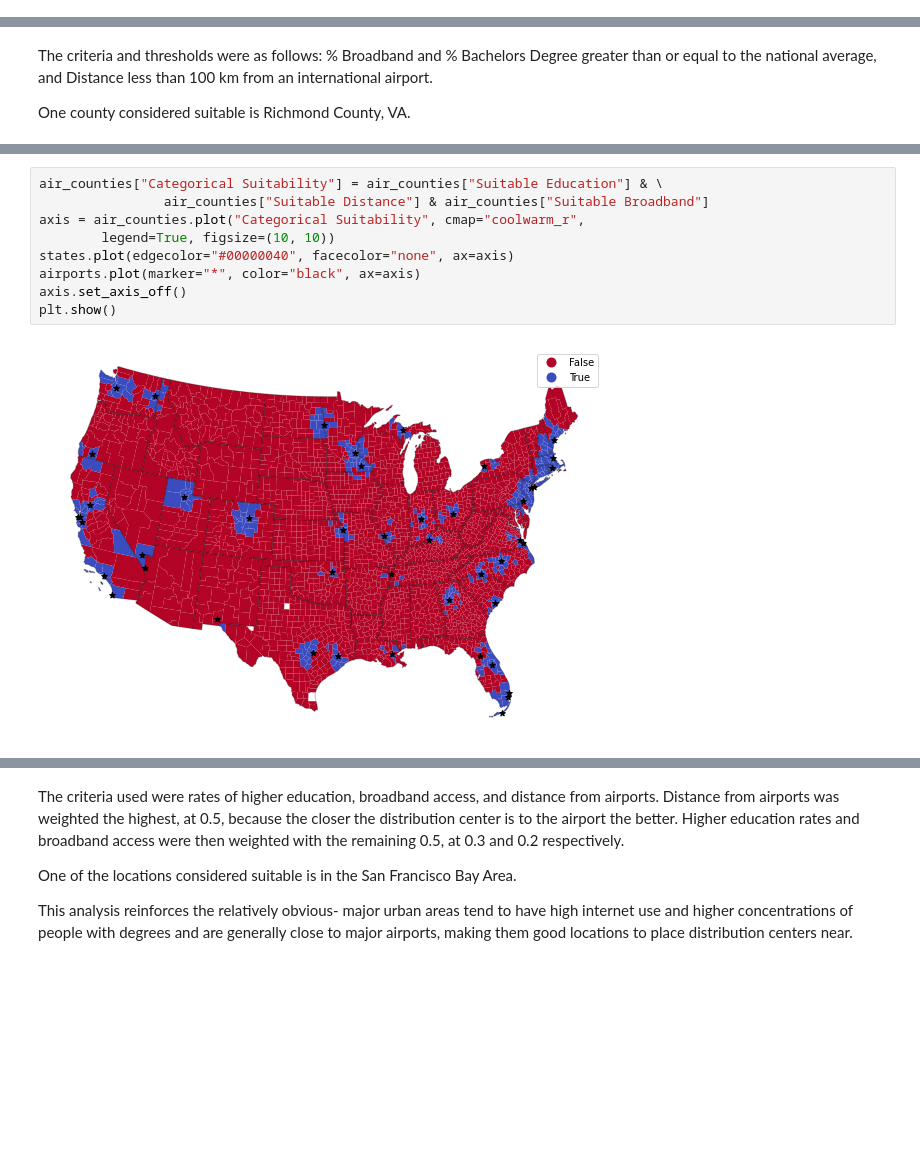
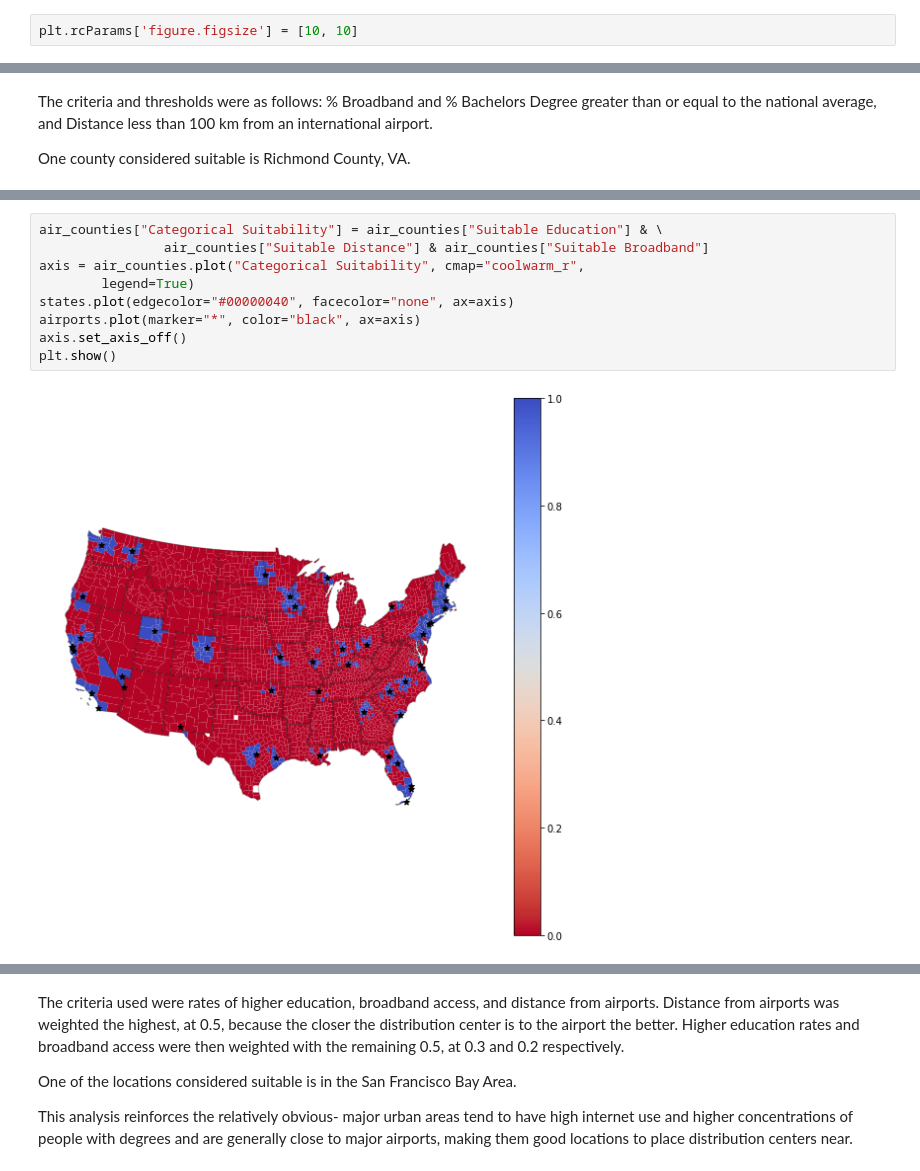
Before and after one commit to ugin331/GGIS-371, a Jupyter notebook: LiSuitabilityProject.ipynb, the cells around one changed output, grey strips where cells are left out. Cells and saved outputs as stored; diff of their text form; blank space fills up the shorter version.

```diff
--- a/LiSuitabilityProject.ipynb
+++ b/LiSuitabilityProject.ipynb
@@ -12,6 +11,8 @@ os.environ['USE_PYGEOS'] = '0'
 import pandas as pd
 import geopandas as gpd
 import matplotlib.pyplot as plt
+# %%
+plt.rcParams['figure.figsize'] = [10, 10]
 # %%
 counties = gpd.read_file("https://michaelminn.net/tutorials/data/2015-2019-acs-counties.geojson")
 counties = counties[~counties["ST"].isin(['AK', 'HI', 'PR'])]
@@ -189,14 +192,14 @@ plt.show()
 # %%
 air_counties["Categorical Suitability"] = air_counties["Suitable Education"] & \
                 air_counties["Suitable Distance"] & air_counties["Suitable Broadband"]
 axis = air_counties.plot("Categorical Suitability", cmap="coolwarm_r",
-        legend=True, figsize=(10, 10))
+        legend=True)
 states.plot(edgecolor="#00000040", facecolor="none", ax=axis)
 airports.plot(marker="*", color="black", ax=axis)
 axis.set_axis_off()
 plt.show()
 # %% [output]
-[figure, old version]
+[figure, new version]
 # %%
 list_counties = air_counties[air_counties["Categorical Suitability"]]
 list_counties[["Name", "ST"]]
```
Also changed, not shown: parts of 16 cells of this notebook, 2 other files.
